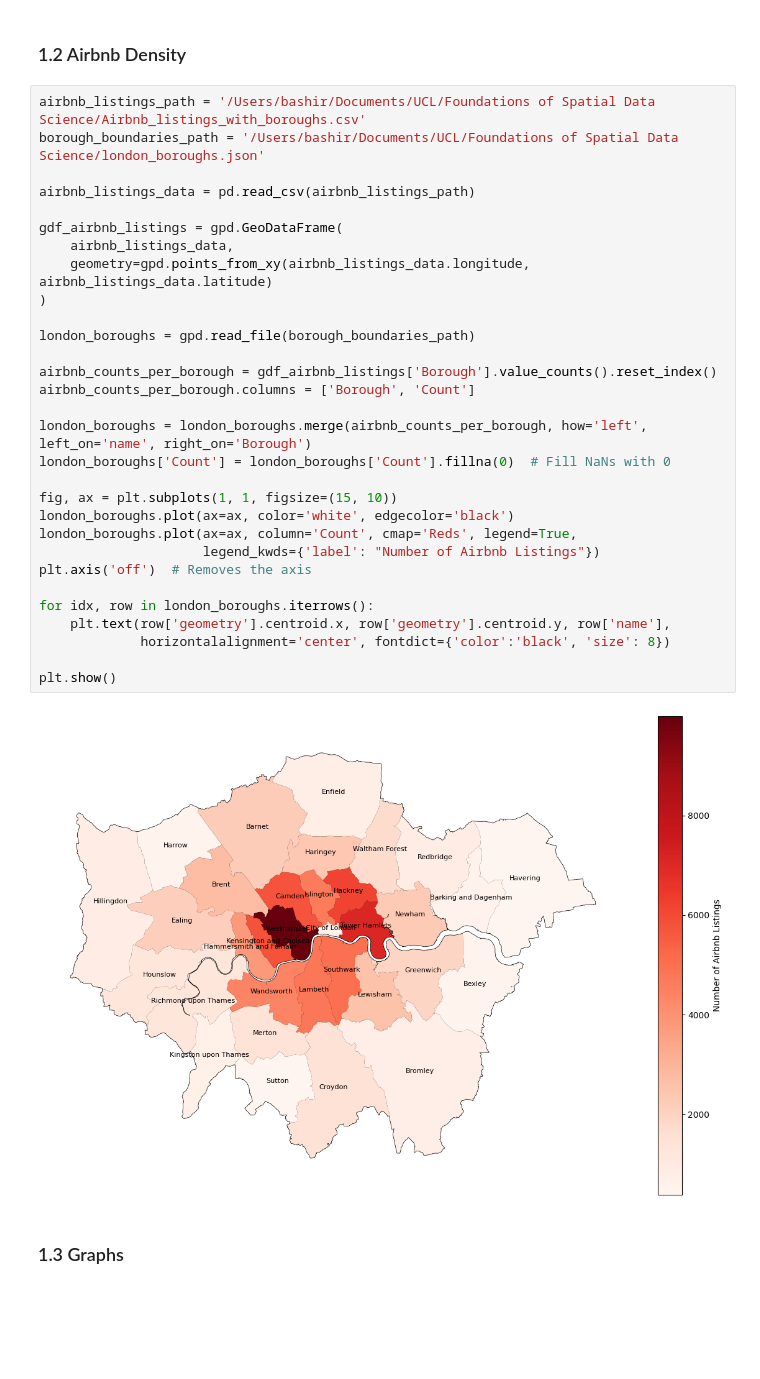
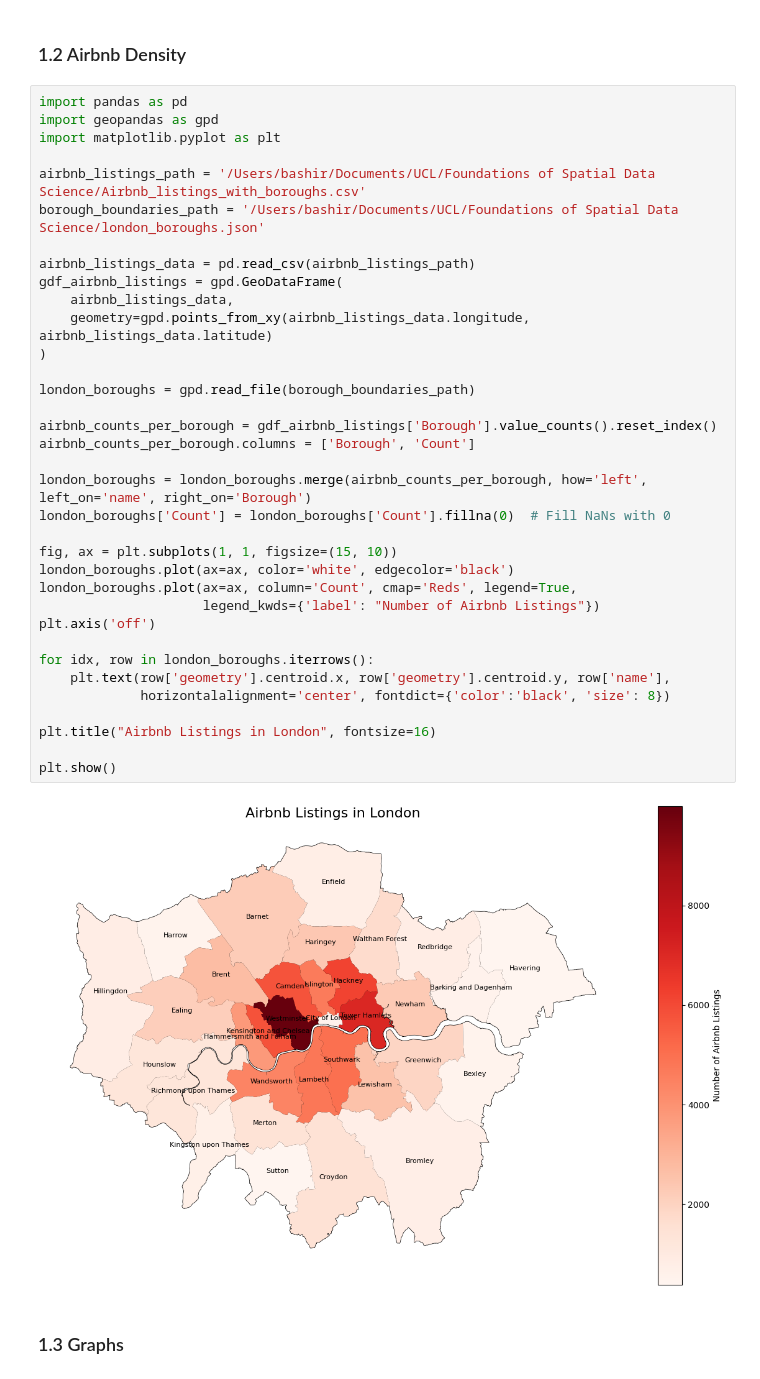
Before and after one commit to Bhassan98/FSDS, a Jupyter notebook: Notes.ipynb, the cells around one changed output. Drawn from its saved outputs; the diff is of its cells as text; blank space fills up the shorter version.

```diff
--- a/Notes.ipynb
+++ b/Notes.ipynb
@@ -39,37 +44,42 @@ plt.show()
 # %% [markdown]
 ### 1.2 Airbnb Density
 # %%
+import pandas as pd
+import geopandas as gpd
+import matplotlib.pyplot as plt
+
 airbnb_listings_path = '/Users/bashir/Documents/UCL/Foundations of Spatial Data Science/Airbnb_listings_with_boroughs.csv'
 borough_boundaries_path = '/Users/bashir/Documents/UCL/Foundations of Spatial Data Science/london_boroughs.json'
 
 airbnb_listings_data = pd.read_csv(airbnb_listings_path)
-
 gdf_airbnb_listings = gpd.GeoDataFrame(
     airbnb_listings_data,
     geometry=gpd.points_from_xy(airbnb_listings_data.longitude, airbnb_listings_data.latitude)
 )
 
 london_boroughs = gpd.read_file(borough_boundaries_path)
 
 airbnb_counts_per_borough = gdf_airbnb_listings['Borough'].value_counts().reset_index()
 airbnb_counts_per_borough.columns = ['Borough', 'Count']
 
 london_boroughs = london_boroughs.merge(airbnb_counts_per_borough, how='left', left_on='name', right_on='Borough')
 london_boroughs['Count'] = london_boroughs['Count'].fillna(0)  # Fill NaNs with 0
 
 fig, ax = plt.subplots(1, 1, figsize=(15, 10))
 london_boroughs.plot(ax=ax, color='white', edgecolor='black')
 london_boroughs.plot(ax=ax, column='Count', cmap='Reds', legend=True,
                      legend_kwds={'label': "Number of Airbnb Listings"})
-plt.axis('off')  # Removes the axis
+plt.axis('off')
 
 for idx, row in london_boroughs.iterrows():
     plt.text(row['geometry'].centroid.x, row['geometry'].centroid.y, row['name'],
              horizontalalignment='center', fontdict={'color':'black', 'size': 8})
 
+plt.title("Airbnb Listings in London", fontsize=16)
+
 plt.show()
 # %% [output]
-[figure, old version]
+[figure, new version]
 # %% [markdown]
 ### 1.3 Graphs
 # %% [markdown]
```
Also changed, not shown: parts of 4 cells of this notebook, 2 other files.
